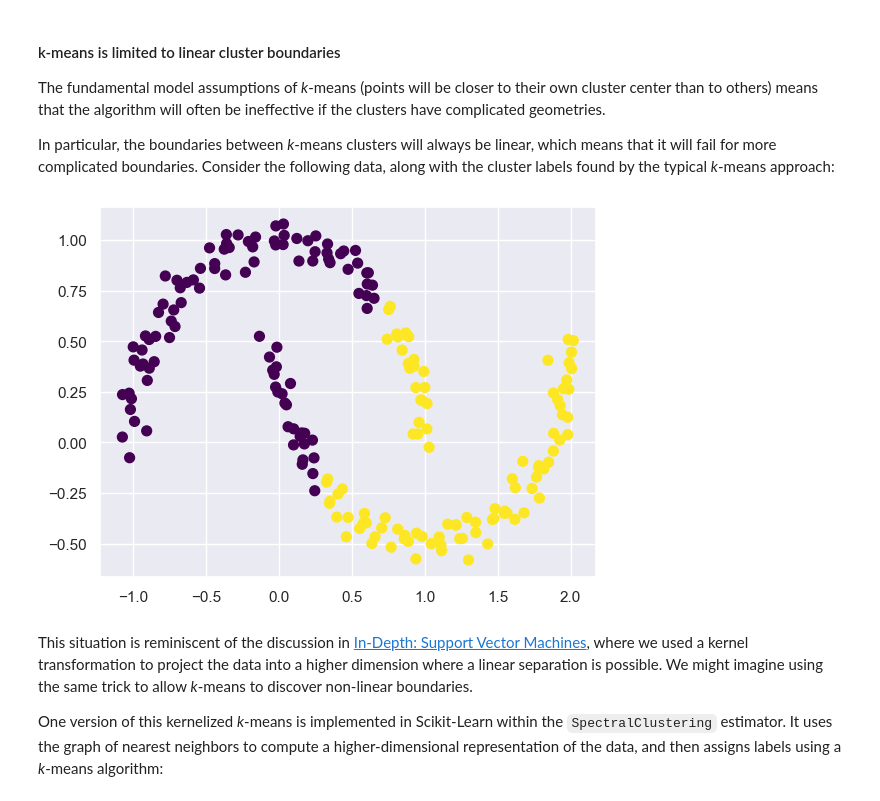
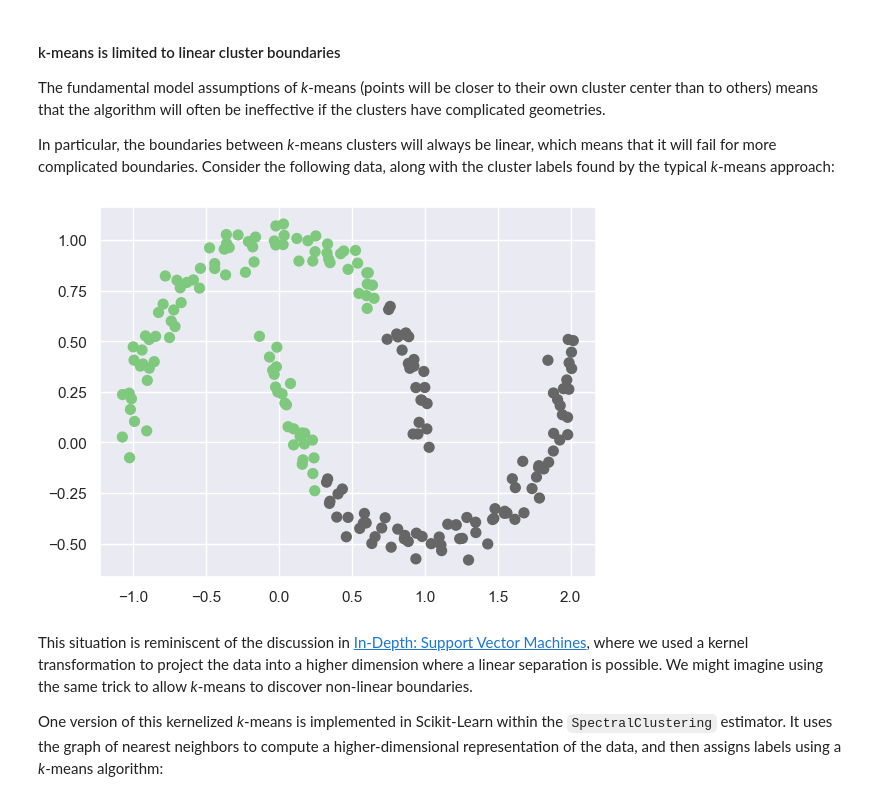
Before and after one commit to henryadams/geometry-of-data, a Jupyter notebook: 05.11-K-Means.ipynb, the cells around one changed output. Cells and saved outputs as stored; diff of their text form; code cells hidden in the pictures.

```diff
--- a/05.11-K-Means.ipynb
+++ b/05.11-K-Means.ipynb
@@ -167,9 +167,9 @@ X, y = make_moons(200, noise=.05, random_state=0)
 # %%
 labels = KMeans(2, random_state=0, n_init='auto').fit_predict(X)
 plt.scatter(X[:, 0], X[:, 1], c=labels,
-            s=50, cmap='viridis');
+            s=50, cmap='Accent');
 # %% [output]
-[figure, old version]
+[figure, new version]
 # %% [markdown]
 This situation is reminiscent of the discussion in [In-Depth: Support Vector Machines](05.07-Support-Vector-Machines.ipynb), where we used a kernel transformation to project the data into a higher dimension where a linear separation is possible.
 We might imagine using the same trick to allow *k*-means to discover non-linear boundaries.
```
Also changed, not shown: parts of 2 cells of this notebook.
